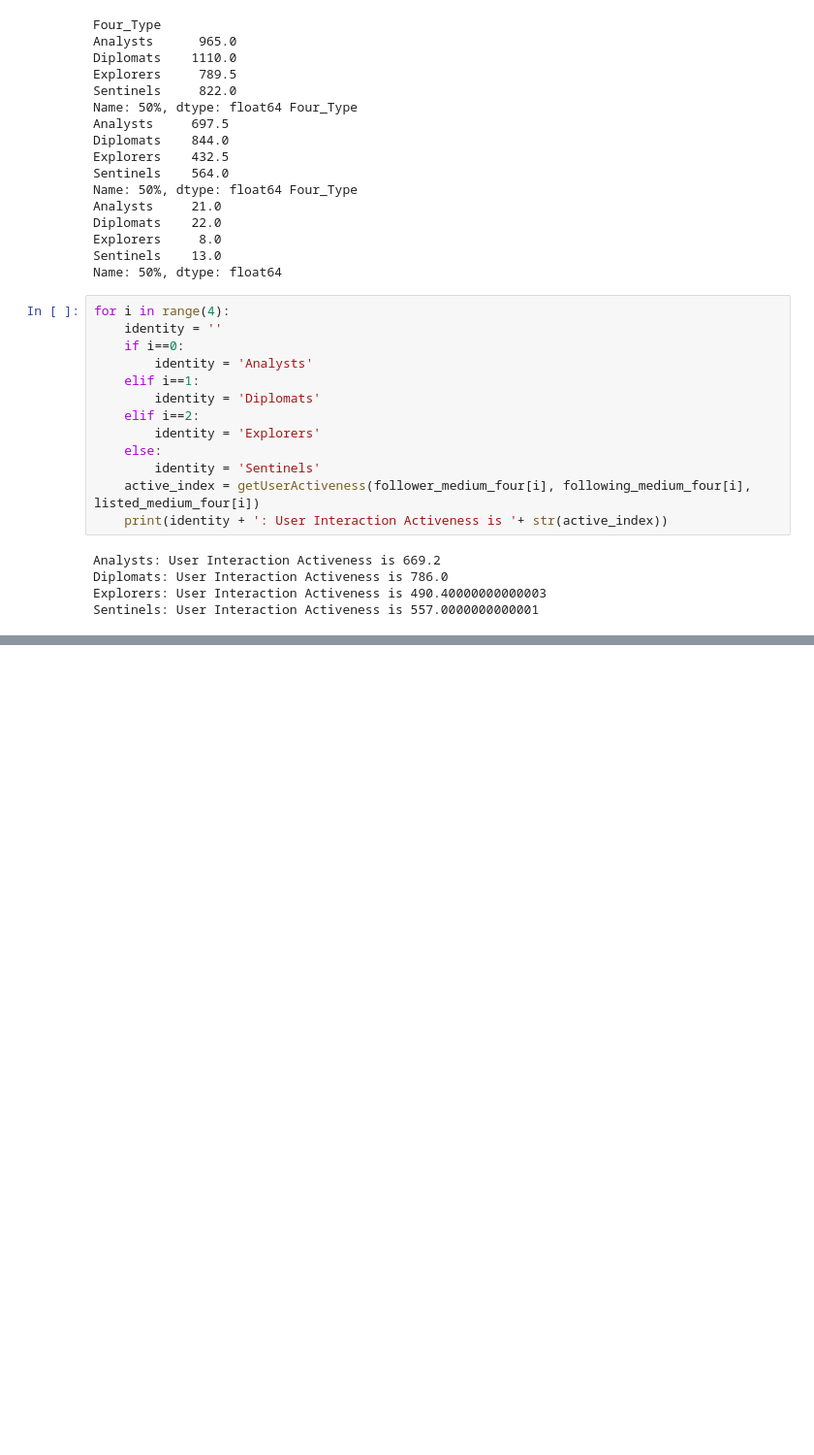
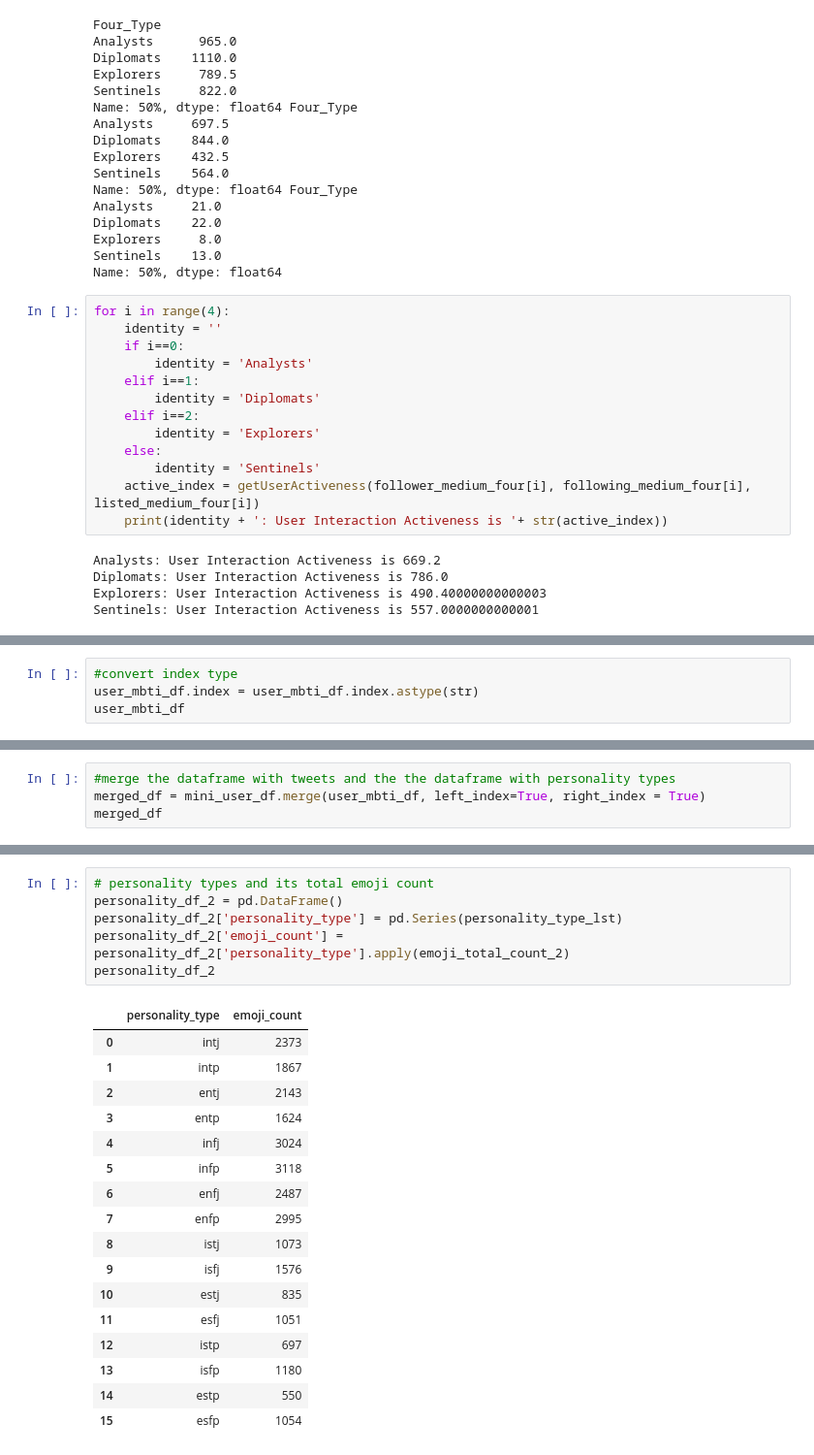
Before and after one commit to Skylar-Shi/MBTI_Data_Analysis_Project, a Jupyter notebook: DataCheckpointGroup_Sp23_RandomName.ipynb, the cells around one changed output, grey strips where cells are left out. Shown: that part at 97% size. Saved outputs shown, nothing was run; the diff lists cells and outputs as text; blank space fills up the shorter version.

```diff
--- a/DataCheckpointGroup_Sp23_RandomName.ipynb
+++ b/DataCheckpointGroup_Sp23_RandomName.ipynb
@@ -722,0 +682,4 @@ Sentinels: User Interaction Activeness is 557.0000000000001
+# %%
+#convert index type
+user_mbti_df.index = user_mbti_df.index.astype(str)
+user_mbti_df
@@ -722,0 +701,4 @@ Sentinels: User Interaction Activeness is 557.0000000000001
+# %%
+#merge the dataframe with tweets and the the dataframe with personality types
+merged_df = mini_user_df.merge(user_mbti_df, left_index=True, right_index = True)
+merged_df
@@ -722,0 +769,24 @@ Sentinels: User Interaction Activeness is 557.0000000000001
+# %%
+# personality types and its total emoji count
+personality_df_2 = pd.DataFrame()
+personality_df_2['personality_type'] = pd.Series(personality_type_lst)
+personality_df_2['emoji_count'] = personality_df_2['personality_type'].apply(emoji_total_count_2)
+personality_df_2
+# %% [output]
+|  | personality_type | emoji_count |
+| 0 | intj | 2373 |
+| 1 | intp | 1867 |
+| 2 | entj | 2143 |
+| 3 | entp | 1624 |
+| 4 | infj | 3024 |
+| 5 | infp | 3118 |
+| 6 | enfj | 2487 |
+| 7 | enfp | 2995 |
+| 8 | istj | 1073 |
+| 9 | isfj | 1576 |
+| 10 | estj | 835 |
+| 11 | esfj | 1051 |
+| 12 | istp | 697 |
+| 13 | isfp | 1180 |
+| 14 | estp | 550 |
+| 15 | esfp | 1054 |
```
Also changed, not shown: parts of 109 cells of this notebook.
